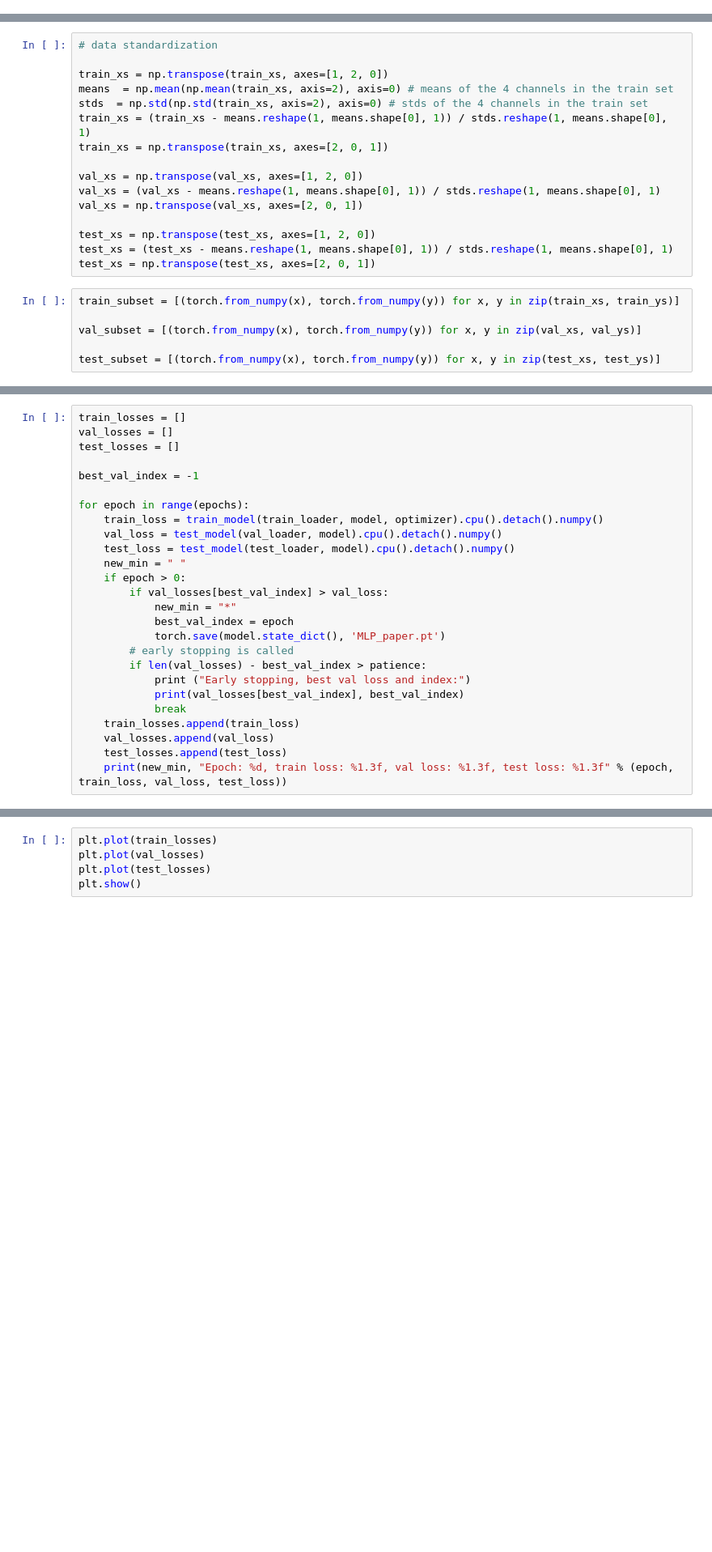
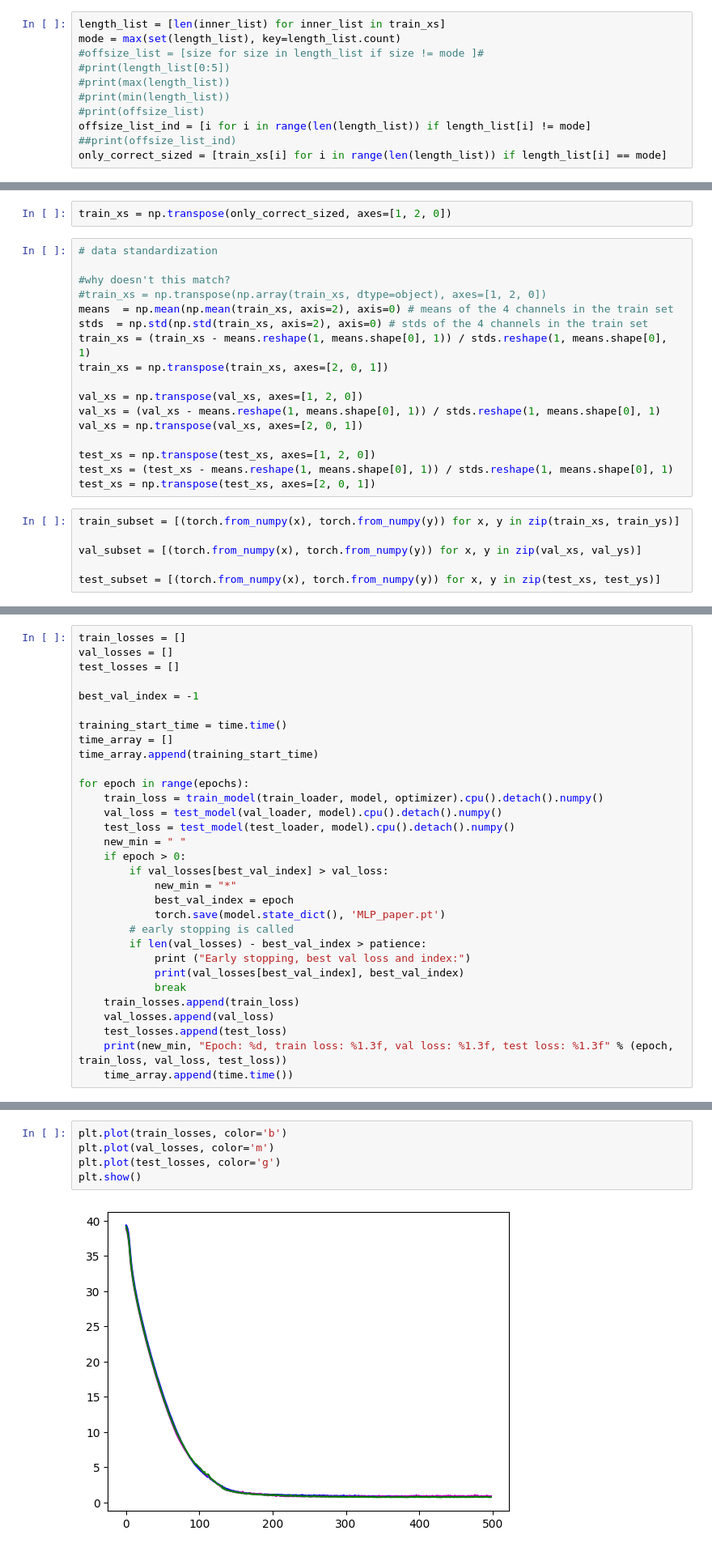
Before and after one commit to Maxahoy/Neurodevelopmental-Phenotype-Prediction-Repro, a Jupyter notebook: MAIN.ipynb, the cells around one changed output, grey strips where cells are left out. Shown: that part at 81% size. Drawn from its saved outputs; the diff is of its cells as text; blank space fills up the shorter version.

Commit message:
Working base version; now to figure out how to interpret model!

```diff
--- a/MAIN.ipynb
+++ b/MAIN.ipynb
@@ -78,0 +121,11 @@ test_xs, test_ys = get_data(data_path, task, test_ids)
+# %%
+length_list = [len(inner_list) for inner_list in train_xs]
+mode = max(set(length_list), key=length_list.count)
+#offsize_list = [size for size in length_list if size != mode ]#
+#print(length_list[0:5])
+#print(max(length_list))
+#print(min(length_list))
+#print(offsize_list)
+offsize_list_ind = [i for i in range(len(length_list)) if length_list[i] != mode]
+##print(offsize_list_ind)
+only_correct_sized = [train_xs[i] for i in range(len(length_list)) if length_list[i] == mode]
@@ -79,7 +136,10 @@ test_xs, test_ys = get_data(data_path, task, test_ids)
+# %%
+train_xs = np.transpose(only_correct_sized, axes=[1, 2, 0])
 # %%
 # data standardization
 
-train_xs = np.transpose(train_xs, axes=[1, 2, 0])
+#why doesn't this match?
+#train_xs = np.transpose(np.array(train_xs, dtype=object), axes=[1, 2, 0])
 means  = np.mean(np.mean(train_xs, axis=2), axis=0) # means of the 4 channels in the train set
 stds  = np.std(np.std(train_xs, axis=2), axis=0) # stds of the 4 channels in the train set
 train_xs = (train_xs - means.reshape(1, means.shape[0], 1)) / stds.reshape(1, means.shape[0], 1)
@@ -115,6 +189,10 @@ val_losses = []
 test_losses = []
 
 best_val_index = -1
+
+training_start_time = time.time()
+time_array = []
+time_array.append(training_start_time)
 
 for epoch in range(epochs):
     train_loss = train_model(train_loader, model, optimizer).cpu().detach().numpy()
@@ -135,3 +213,4 @@ for epoch in range(epochs):
     val_losses.append(val_loss)
     test_losses.append(test_loss)
     print(new_min, "Epoch: %d, train loss: %1.3f, val loss: %1.3f, test loss: %1.3f" % (epoch, train_loss, val_loss, test_loss))
+    time_array.append(time.time())
@@ -138,5 +235,7 @@ for epoch in range(epochs):
 # %%
-plt.plot(train_losses)
-plt.plot(val_losses)
-plt.plot(test_losses)
+plt.plot(train_losses, color='b')
+plt.plot(val_losses, color='m')
+plt.plot(test_losses, color='g')
 plt.show()
+# %% [output]
+[figure, added]
```
Also changed, not shown: parts of 11 cells of this notebook, 1 other file.
